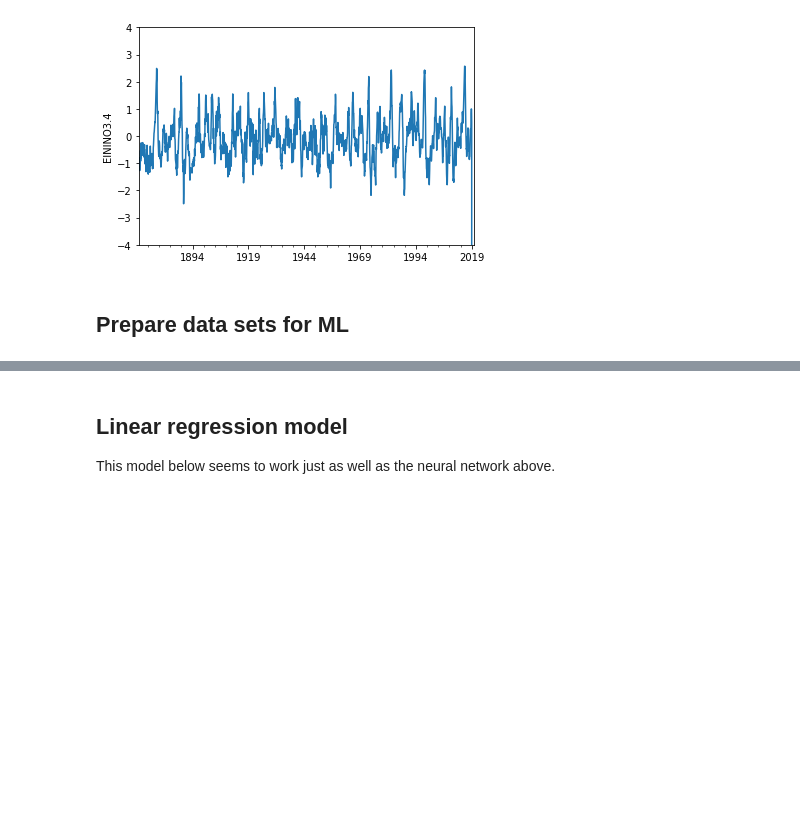
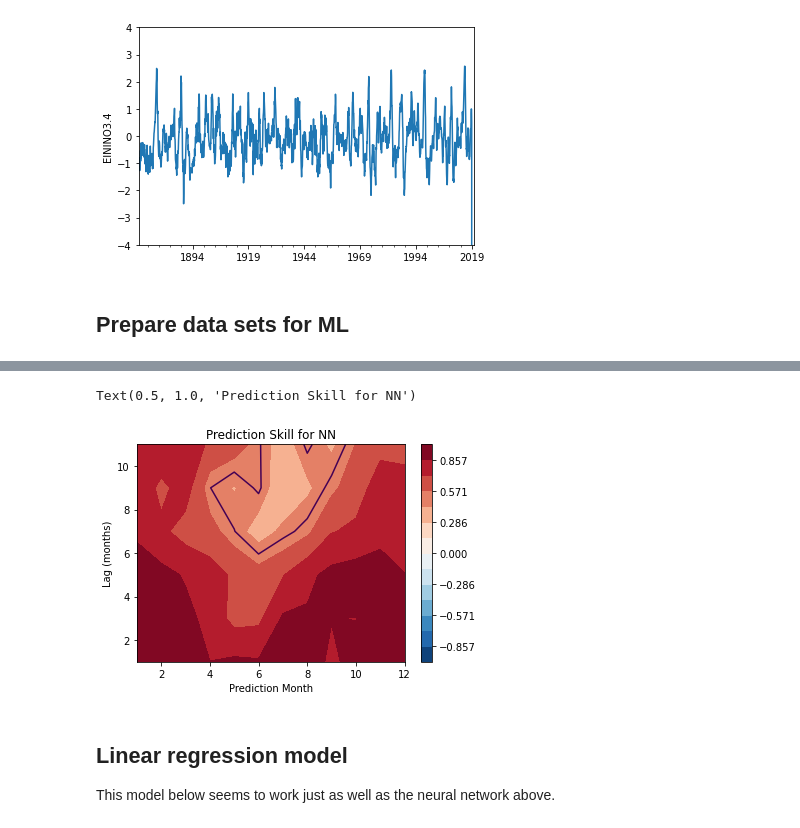
Before and after one commit to dhruvbalwada/enso_prediction_ML, a Jupyter notebook: ClimateAI.ipynb, the cells around one changed output, grey strips where cells are left out. Drawn from its saved outputs; the diff is of its cells as text; code cells hidden in the pictures; blank space fills up the shorter version.

```diff
--- a/ClimateAI.ipynb
+++ b/ClimateAI.ipynb
@@ -380,3 +488,16 @@ plt.show()
+# %%
+months = np.arange(1,13,1)
+LTs = [int(k) for k in NN_lead_time_to_corr_dict.keys()]
+plt.contourf(months, LTs, NN_corr_month.T, levels=np.linspace(-1,1, 15), cmap='RdBu_r')
+plt.colorbar()
+plt.contour(months, LTs, NN_corr_month.T, levels=[.5], )
+
+plt.xlabel('Prediction Month')
+plt.ylabel('Lag (months)')
+plt.title('Prediction Skill for NN')
+# %% [output]
+Text(0.5, 1.0, 'Prediction Skill for NN')
+[figure, added]
 # %% [markdown]
 ## Linear regression model
 
```
Also changed, not shown: parts of 29 cells of this notebook.
